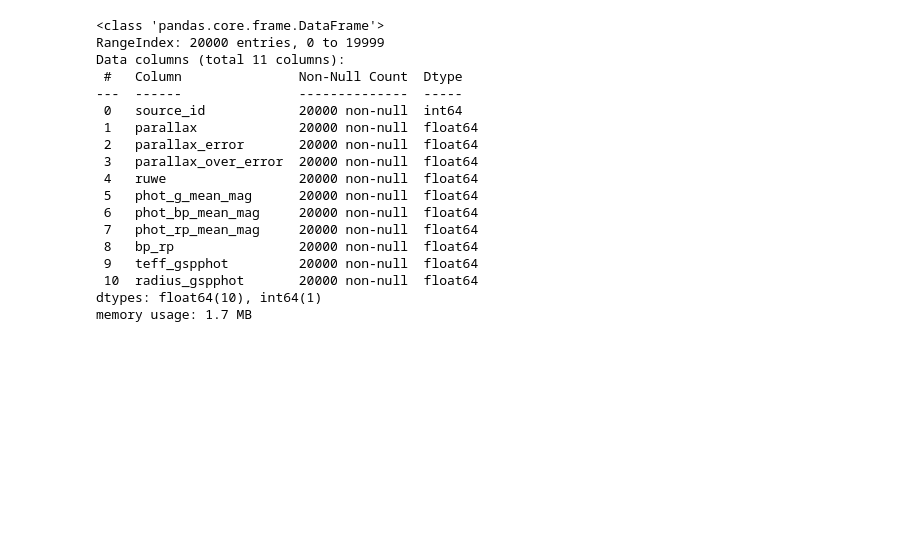
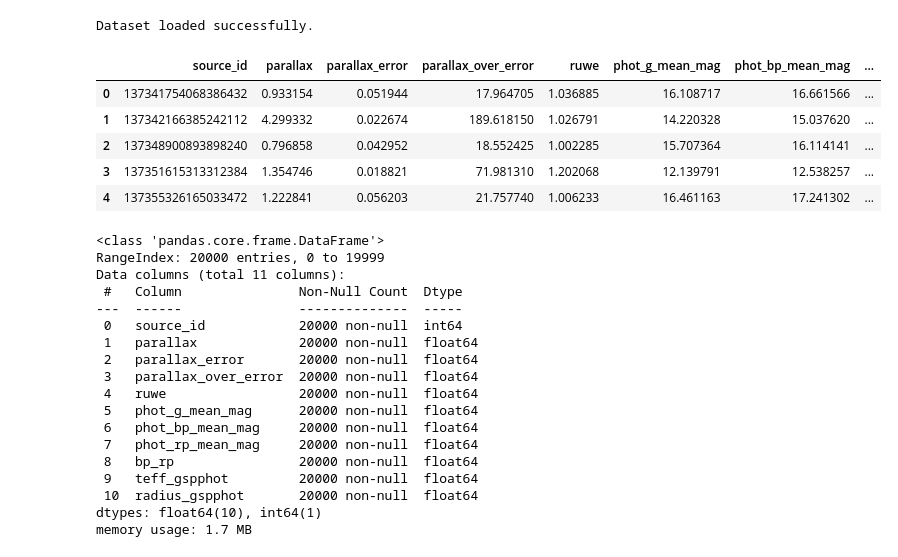
Before and after one commit to VivekOPest/gaia-symbolic-regression, a Jupyter notebook: notebooks/01_exploration.ipynb, the cells around one changed output. Saved outputs shown, nothing was run; the diff lists cells and outputs as text; code cells hidden in the pictures; blank space fills up the shorter version.

```diff
--- a/notebooks/01_exploration.ipynb
+++ b/notebooks/01_exploration.ipynb
@@ -3,3 +22,26 @@
+# %%
+# ===========================
+# Load Dataset
+# ===========================
+
+DATA_PATH = "gaia_sample.csv"
+
+df = pd.read_csv(DATA_PATH)
+
+print("Dataset loaded successfully.")
+# %% [output]
+Dataset loaded successfully.
+# %%
+# First five rows
+
+df.head()
+# %% [output]
+|  | source_id | parallax | parallax_error | parallax_over_error | ruwe | phot_g_mean_mag | phot_bp_mean_mag | ... |
+| 0 | 137341754068386432 | 0.933154 | 0.051944 | 17.964705 | 1.036885 | 16.108717 | 16.661566 | ... |
+| 1 | 137342166385242112 | 4.299332 | 0.022674 | 189.618150 | 1.026791 | 14.220328 | 15.037620 | ... |
+| 2 | 137348900893898240 | 0.796858 | 0.042952 | 18.552425 | 1.002285 | 15.707364 | 16.114141 | ... |
+| 3 | 137351615313312384 | 1.354746 | 0.018821 | 71.981310 | 1.202068 | 12.139791 | 12.538257 | ... |
+| 4 | 137355326165033472 | 1.222841 | 0.056203 | 21.757740 | 1.006233 | 16.461163 | 17.241302 | ... |
 # %%
 df.info()
 # %% [output]
```
Also changed, not shown: parts of 8 cells of this notebook.
